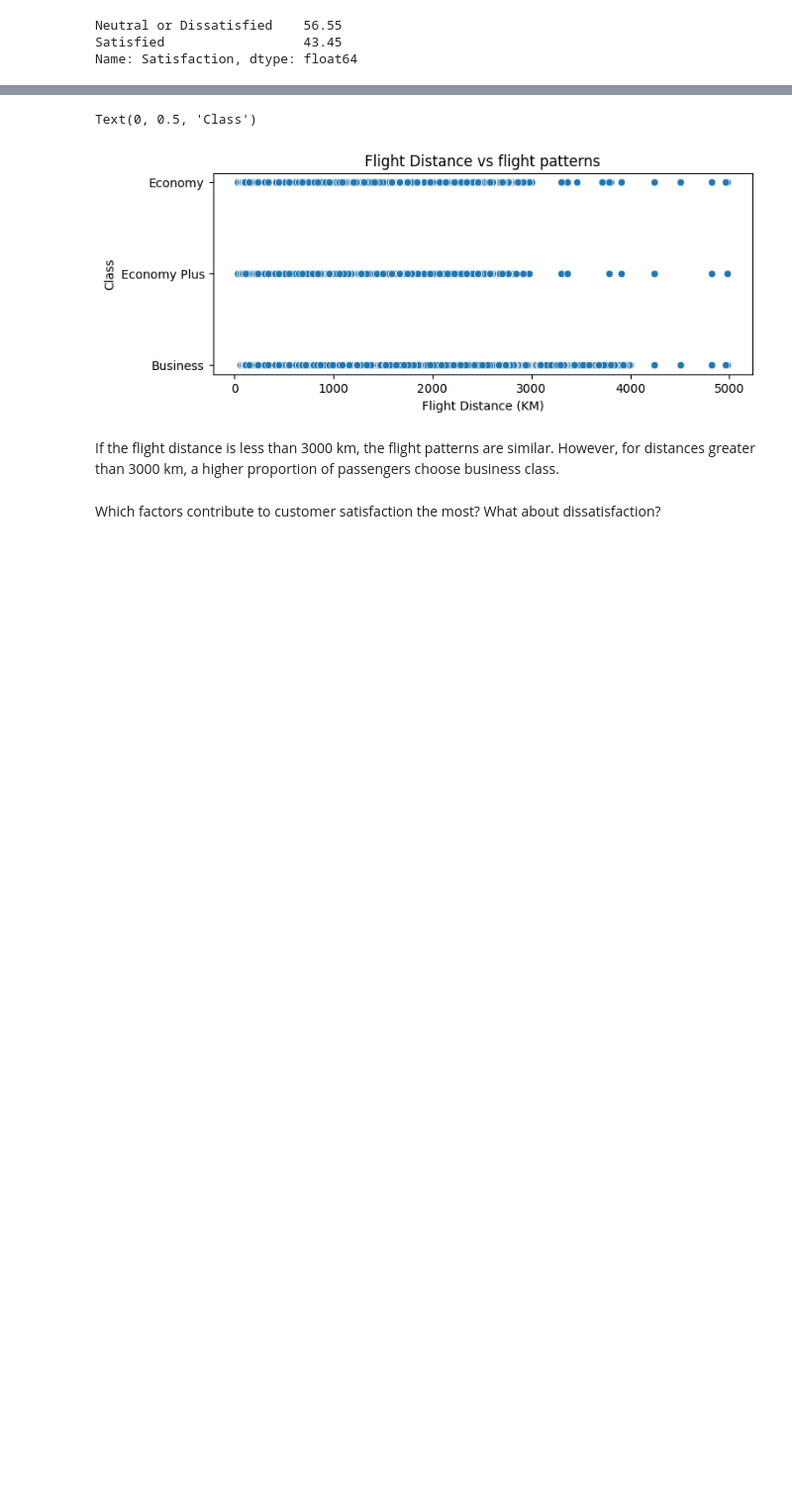
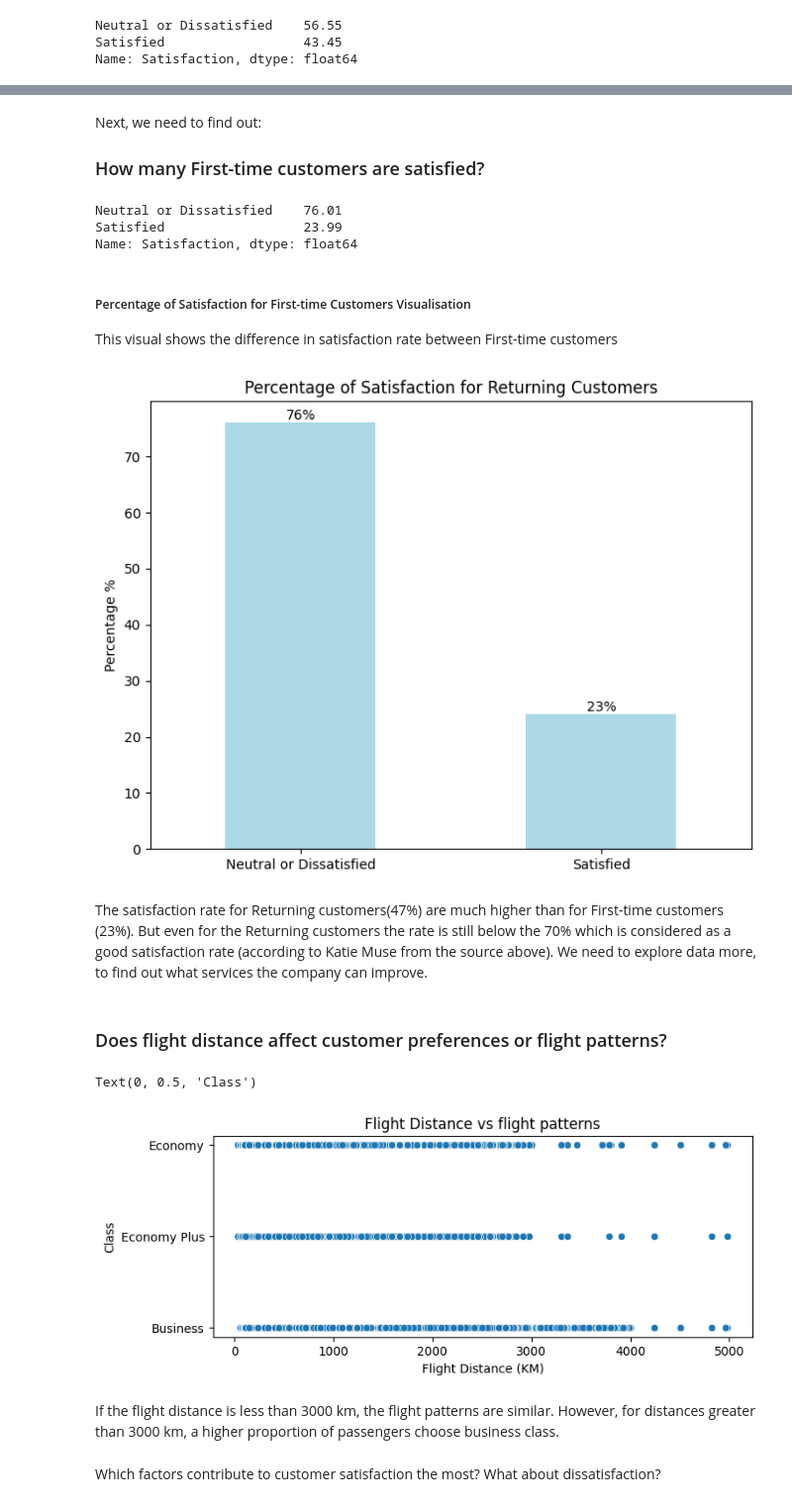
Before and after one commit to samamaryna/team_project, a Jupyter notebook: Project_2.ipynb, the cells around one changed output, grey strips where cells are left out. Shown at 99% size. Cells and saved outputs as stored; diff of their text form; code cells hidden in the pictures; blank space fills up the shorter version.

```diff
--- a/Project_2.ipynb
+++ b/Project_2.ipynb
@@ -129,3 +236,56 @@ import seaborn as sns
+# %% [markdown]
+Next, we need to find out:
+### How many First-time customers are satisfied?
+# %%
+#to filter dataframe:
+ftime_filter = df[df['Customer Type'] == 'First-time']
+
+ftime_satisf = ftime_filter['Satisfaction'].value_counts()
+
+ftime_satisf_percent = round(ftime_satisf / ftime_satisf.sum() * 100, 2)
+
+print(ftime_satisf_percent)
+# %% [output]
+Neutral or Dissatisfied    76.01
+Satisfied                  23.99
+Name: Satisfaction, dtype: float64
+# %% [markdown]
+##### Percentage of Satisfaction for First-time Customers Visualisation
+
+This visual shows the difference in satisfaction rate between First-time customers
+# %%
+#to create a figure for our future visual:
+plt.figure(figsize=(8, 6))
+
+#to create a graph and assign the type of graph and color:
+ftime_sat_bars = ftime_satisf_percent.plot(kind='bar', color='lightblue')
+
+#to assign the title and ylabel:
+plt.title('Percentage of Satisfaction for Returning Customers')
+plt.ylabel('Percentage %')
+
+#to leave xlabel empty:
+plt.xlabel('')
+
+#to assign the rotation for ticks to 0:
+plt.xticks(rotation=0)
+
+#to place percentage values on top of the bars
+for bar in ftime_sat_bars.patches:
+    yval = bar.get_height()
+    plt.text(bar.get_x() + bar.get_width()/2.0,
+            yval,
+            f'{int(yval)}%',
+            ha='center',
+            va='bottom')
+
+plt.show()
+# %% [output]
+[figure, added]
+# %% [markdown]
+The satisfaction rate for Returning customers(47%) are much higher than for First-time customers (23%). But even for the Returning customers the rate is still below the 70% which is considered as a good satisfaction rate (according to Katie Muse from the source above). We need to explore data more, to find out what services the company can improve.
+# %% [markdown]
+### Does flight distance affect customer preferences or flight patterns?
 # %%
 # ensure the Flight Distance to numeric and remove all the blanks.
 df['Flight Distance'] = pd.to_numeric(df['Flight Distance'], errors='coerce')
```
Also changed, not shown: parts of 20 cells of this notebook, 1 other file.
